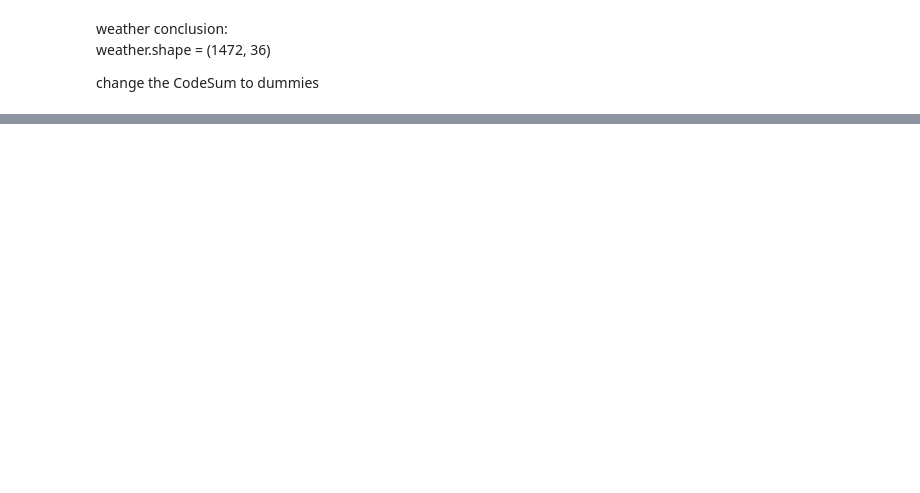
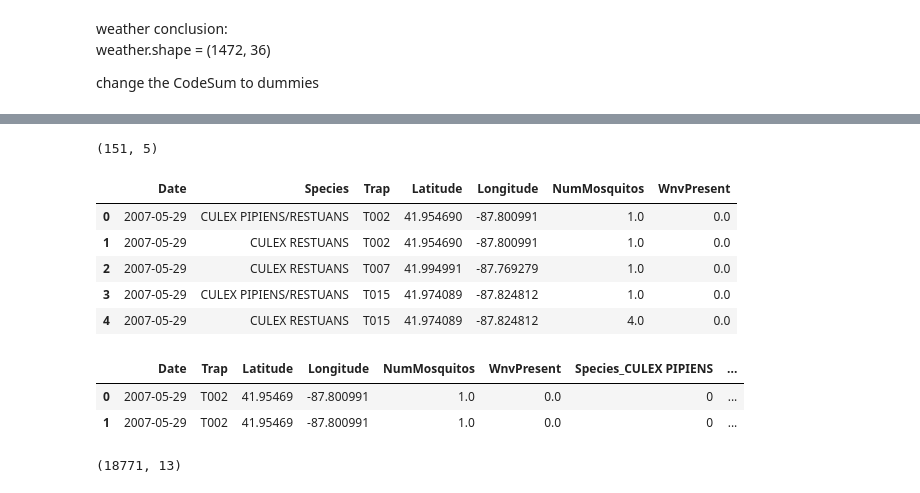
Before and after one commit to wilsonkwa/Project-4, a Jupyter notebook: codes/Project 4 - 1.0 Data understanding.ipynb, the cells around one changed output, grey strips where cells are left out. Drawn from its saved outputs; the diff is of its cells as text; code cells hidden in the pictures; blank space fills up the shorter version.

Commit message:
Added train-test sets, updated EDA file

```diff
--- a/codes/Project 4 - 1.0 Data understanding.ipynb
+++ b/codes/Project 4 - 1.0 Data understanding.ipynb
@@ -338,0 +392,4 @@ test.head()
+# %%
+test = test.drop(['Id'], axis=1)
+# %%
+combined = pd.merge(train,test,how='outer')
@@ -338,0 +416,24 @@ test.head()
+# %%
+#changing Date to type - date
+combined['Date'] = pd.to_datetime(combined['Date'])
+# %%
+#taking out the address out of the data frame and store it in address in case we need it
+Address = pd.DataFrame([combined.Address, combined.Block, combined.Street, combined.AddressNumberAndStreet, combined.AddressAccuracy])
+Address = Address.T
+
+#dropping duplicates
+Address = Address.drop_duplicates()
+print(Address.shape)
+# %% [output]
+(151, 5)
+# %%
+combined = combined.drop(['Address','Block','Street','AddressNumberAndStreet','AddressAccuracy'],axis=1)
+# %%
+combined.head()
+# %% [output]
+|  | Date | Species | Trap | Latitude | Longitude | NumMosquitos | WnvPresent |
+| 0 | 2007-05-29 | CULEX PIPIENS/RESTUANS | T002 | 41.954690 | -87.800991 | 1.0 | 0.0 |
+| 1 | 2007-05-29 | CULEX RESTUANS | T002 | 41.954690 | -87.800991 | 1.0 | 0.0 |
+| 2 | 2007-05-29 | CULEX RESTUANS | T007 | 41.994991 | -87.769279 | 1.0 | 0.0 |
+| 3 | 2007-05-29 | CULEX PIPIENS/RESTUANS | T015 | 41.974089 | -87.824812 | 1.0 | 0.0 |
+| 4 | 2007-05-29 | CULEX RESTUANS | T015 | 41.974089 | -87.824812 | 4.0 | 0.0 |
@@ -338,0 +445,6 @@ test.head()
+# %%
+combined.head(2)
+# %% [output]
+|  | Date | Trap | Latitude | Longitude | NumMosquitos | WnvPresent | Species_CULEX PIPIENS | ... |
+| 0 | 2007-05-29 | T002 | 41.95469 | -87.800991 | 1.0 | 0.0 | 0 | ... |
+| 1 | 2007-05-29 | T002 | 41.95469 | -87.800991 | 1.0 | 0.0 | 0 | ... |
@@ -338,0 +468,4 @@ test.head()
+# %%
+combined_2.shape
+# %% [output]
+(18771, 13)
```
Also changed, not shown: parts of 37 cells of this notebook, 10 other files.
